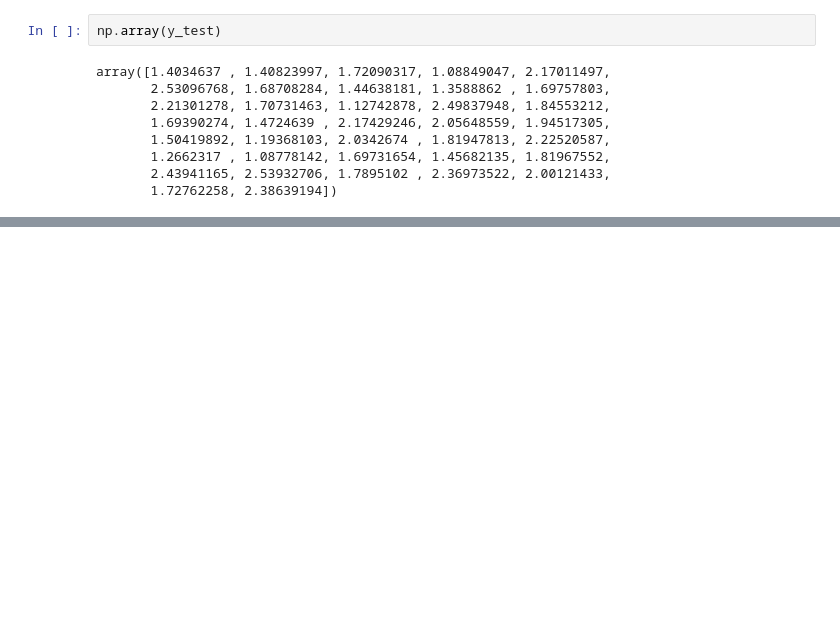
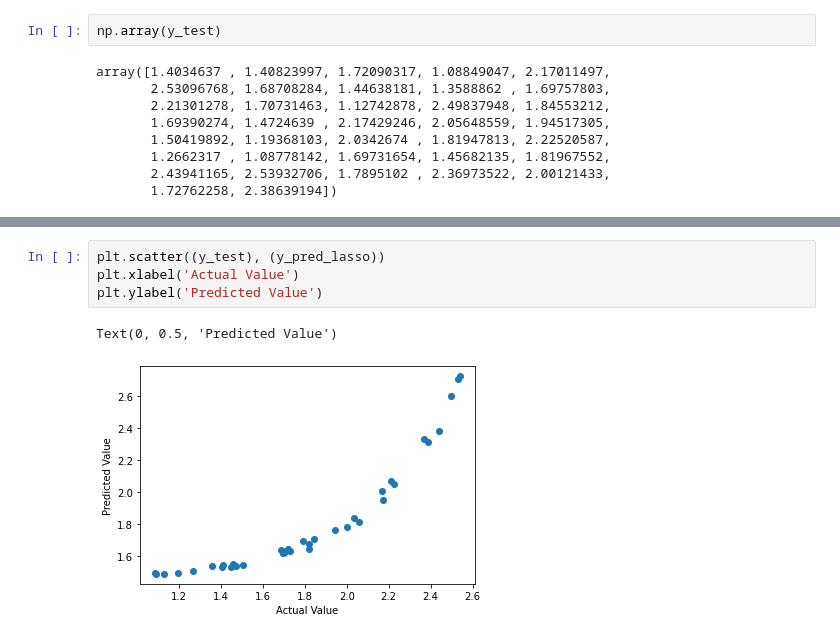
Before and after one commit to ShuklaRajni/Yes_Bank_Stock_Prices_Prediction_analysis, a Jupyter notebook: Yes_Bank_Stock_Closing_Price_Prediction_Capstone_Project_2.ipynb, the cells around one changed output, grey strips where cells are left out. Saved outputs shown, nothing was run; the diff lists cells and outputs as text; blank space fills up the shorter version.

```diff
--- a/Yes_Bank_Stock_Closing_Price_Prediction_Capstone_Project_2.ipynb
+++ b/Yes_Bank_Stock_Closing_Price_Prediction_Capstone_Project_2.ipynb
@@ -610,0 +627,7 @@ array([1.4034637 , 1.40823997, 1.72090317, 1.08849047, 2.17011497,
+# %%
+plt.scatter((y_test), (y_pred_lasso))
+plt.xlabel('Actual Value')
+plt.ylabel('Predicted Value')
+# %% [output]
+Text(0, 0.5, 'Predicted Value')
+[figure, added]
```
Also changed, not shown: parts of 7 cells of this notebook.
